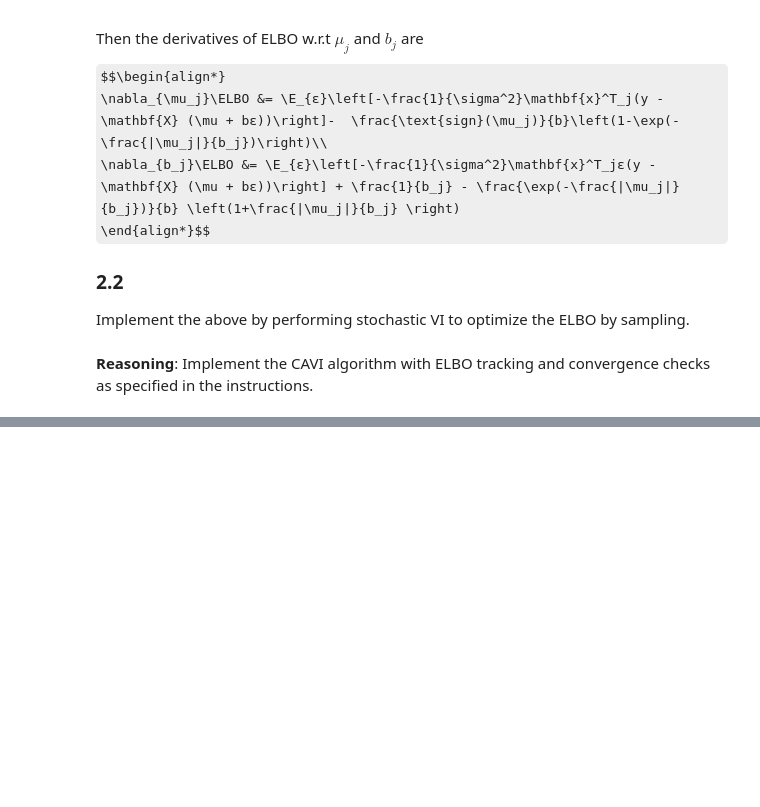
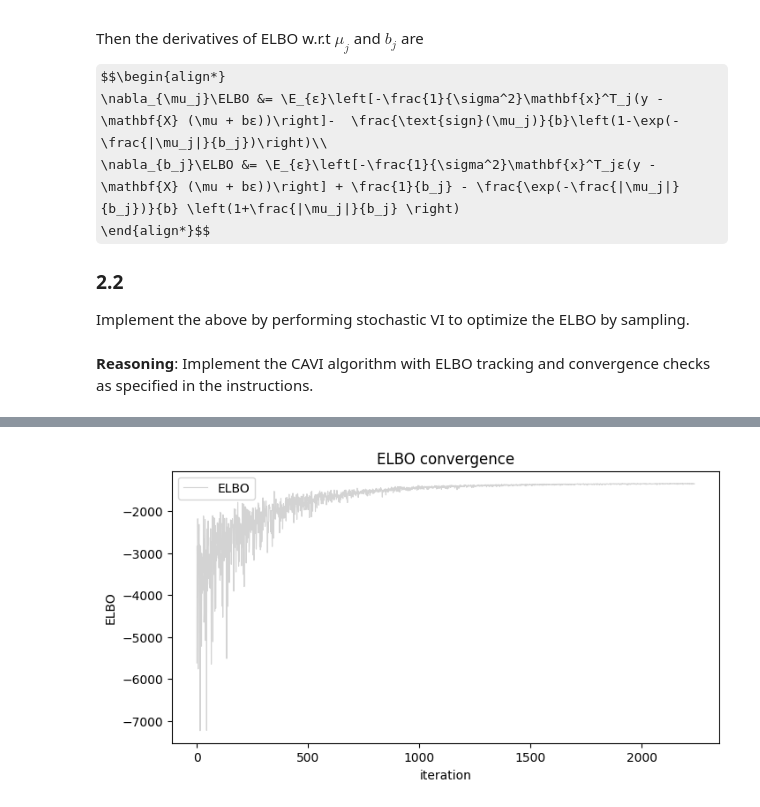
Before and after one commit to anhquan-truong/PM520, a Jupyter notebook: HW/PM520_HW3.ipynb, the cells around one changed output, grey strips where cells are left out. Drawn from its saved outputs; the diff is of its cells as text; code cells hidden in the pictures; some formulas as TeX source; blank space fills up the shorter version.

```diff
--- a/HW/PM520_HW3.ipynb
+++ b/HW/PM520_HW3.ipynb
@@ -191,31 +191,30 @@ Implement the CAVI algorithm with ELBO tracking and convergence checks as specif
 import jax
 import jax.numpy as jnp
 import jax.random as rdm
+import jax.nn as nn
+import matplotlib.pyplot as plt
 
-MAX_ITER = 100
-TOL = 0.01
+MAX_ITER = 100000
+TOL = 1e-2
 
-N = 5000
-P = 500
-LR = 1e-3  # learning rate
+N = 1000
+P = 10
+LR = 1e-6# learning rate
 
 sigma_sq = 0.8
-b_prior = 0.1  # prior Laplace scale b
+mu_prior = 0
+b_prior = 0.3  # prior Laplace scale b
 
 seed = 100
 key = rdm.PRNGKey(seed)
 key, x_key, b_key, y_key = rdm.split(key, 4)
 
 X = rdm.normal(x_key, shape=(N, P))
-beta = b_prior * rdm.laplace(b_key, shape=(P,))   # beta ~ Laplace(0, b_prior)
+beta = mu_prior + b_prior * rdm.laplace(b_key, shape=(P,))   # beta ~ Laplace(0, b_prior)
 y = X @ beta + jnp.sqrt(sigma_sq) * rdm.normal(y_key, shape=(N,))
 
 
 def kl_laplace(means, scales, prior_scale):
-    """
-    KL( Laplace(mu_j, b_j) || Laplace(0, b) ) summed over all j.
-    = sum_j [ log(b / b_j) - 1 + |mu_j|/b + (b_j/b) * exp(-|mu_j|/b_j) ]
-    """
     return jnp.sum(
         jnp.log(prior_scale / scales)
         - 1.0
@@ -225,12 +224,8 @@ def kl_laplace(means, scales, prior_scale):
 
 
 def compute_elbo(y, X, means, scales, prior_scale, key):
-    """
-    Stochastic estimate of ELBO using one sample of eps ~ Laplace(0,1).
-    ELBO = E_eps[log p(y | X, mu + b*eps)] - KL(Q || p)
-    """
     eps = rdm.laplace(key, shape=means.shape)
-    beta_sample = means + scales * eps                        # reparameterization
+    beta_sample = means + scales * eps    # reparameterization
     residual = y - X @ beta_sample
     log_lik = (
         -0.5 * N * jnp.log(2 * jnp.pi * sigma_sq)
@@ -242,56 +237,37 @@ def compute_elbo(y, X, means, scales, prior_scale, key):
 
 # Initialise variational parameters
 post_means  = jnp.zeros((P,))           # mu_j
-post_scales = jnp.ones((P,)) * b_prior  # b_j  (must stay > 0)
+post_scales = jnp.ones((P,)) * b_prior  # b_j
 
 key, elbo_key = rdm.split(key)
 elbo = compute_elbo(y, X, post_means, post_scales, b_prior, elbo_key)
-
+elbo_history = []
 for _iter in range(MAX_ITER):
 
-    # ── 1. Sample eps ~ Laplace(0, 1) ──────────────────────────────────────
-    key, eps_key, elbo_key = rdm.split(key, 3)
-    eps = rdm.laplace(eps_key, shape=(P,))
+    key, elbo_key = rdm.split(key, 2)
 
-    # ── 2. Reparameterized sample ───────────────────────────────────────────
-    beta_sample = post_means + post_scales * eps
-    residual    = y - X @ beta_sample          # shape (N,)
-    XTr         = X.T @ residual               # shape (P,)  reused below
+    grad_mu, grad_b =  jax.grad(compute_elbo,  argnums=(2,3))(y, X, post_means, post_scales, b_prior, elbo_key)
 
-    # ── 3. Stochastic gradients ─────────────────────────────────────────────
-    # Likelihood gradient w.r.t mu_j:  (1/sigma^2) * x_j^T r
-    grad_mu_lik = XTr / sigma_sq
+    post_means  = post_means  + LR * grad_mu
+    post_scales = post_scales + LR * grad_b
 
-    # KL gradient w.r.t mu_j:  sign(mu_j)/b * (1 - exp(-|mu_j|/b_j))
-    grad_mu_kl  = (jnp.sign(post_means) / b_prior) * (
-        1.0 - jnp.exp(-jnp.abs(post_means) / post_scales)
-    )
+    elbo_new = compute_elbo(y, X, post_means, post_scales, b_prior, elbo_key)
+    elbo_history.append(float(elbo_new))
 
-    grad_mu = grad_mu_lik - grad_mu_kl
-
-    # Likelihood gradient w.r.t b_j:  eps_j / sigma^2 * x_j^T r
-    grad_b_lik  = (eps * XTr) / sigma_sq
-
-    # KL gradient w.r.t b_j:  -1/b_j + (exp(-|mu_j|/b_j)/b)*(1 + |mu_j|/b_j)
-    grad_b_kl   = (
-        -1.0 / post_scales
-        + (jnp.exp(-jnp.abs(post_means) / post_scales) / b_prior)
-        * (1.0 + jnp.abs(post_means) / post_scales)
-    )
-
-    grad_b = grad_b_lik - grad_b_kl
-
-    # ── 4. Gradient ascent update ───────────────────────────────────────────
-    post_means  = post_means  + LR * grad_mu
-    post_scales = jnp.maximum(post_scales + LR * grad_b, 1e-6)  # keep b_j > 0
-
-    # ── 5. Check convergence ────────────────────────────────────────────────
-    elbo_new = compute_elbo(y, X, post_means, post_scales, b_prior, elbo_key)
     print(f"ELBO[{_iter}] = {elbo_new:.4f}")
 
     diff = jnp.fabs(elbo_new - elbo)
     if diff < TOL:
-        print(f"Converged at iteration {_iter}")
         break
     elbo = elbo_new
+    estimated_b = post_means
+print(f"esitmated beta: {estimated_b}")
+
+fig, ax = plt.subplots(figsize=(8, 4))
+ax.plot(elbo_history, color='lightgray', linewidth=0.8, label='ELBO')
+ax.set_xlabel('iteration')
+ax.set_ylabel('ELBO')
+ax.set_title('ELBO convergence')
+ax.legend()
+plt.show()
 # %% [output]
@@ -314,0 +291 @@ ELBO[99] = nan
+[figure, added]
```
Also changed, not shown: parts of 1 cell of this notebook.
